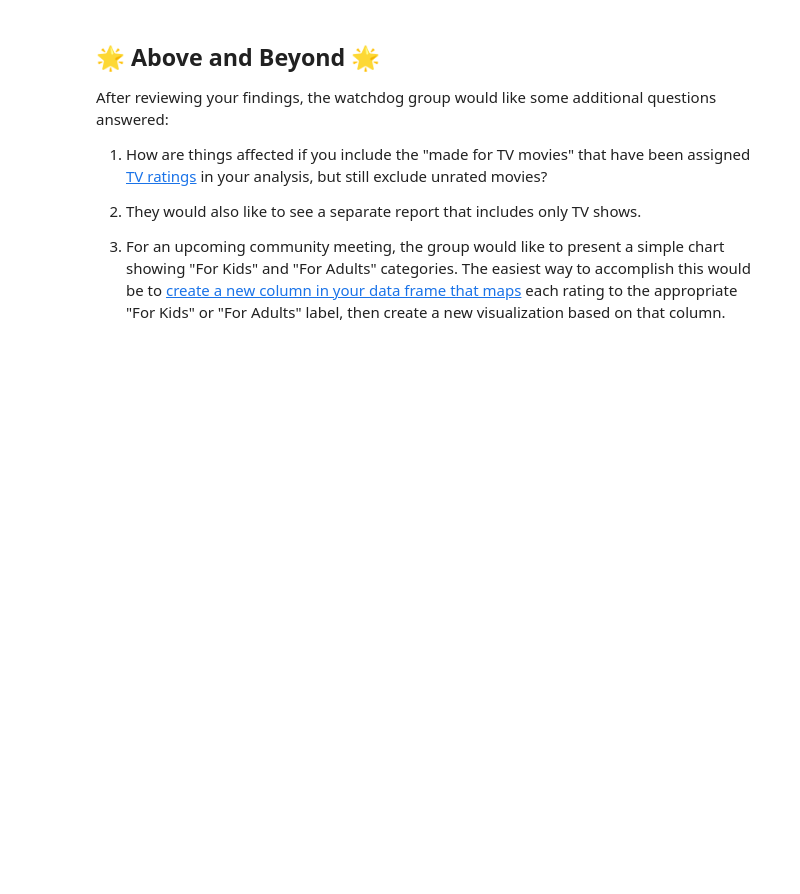
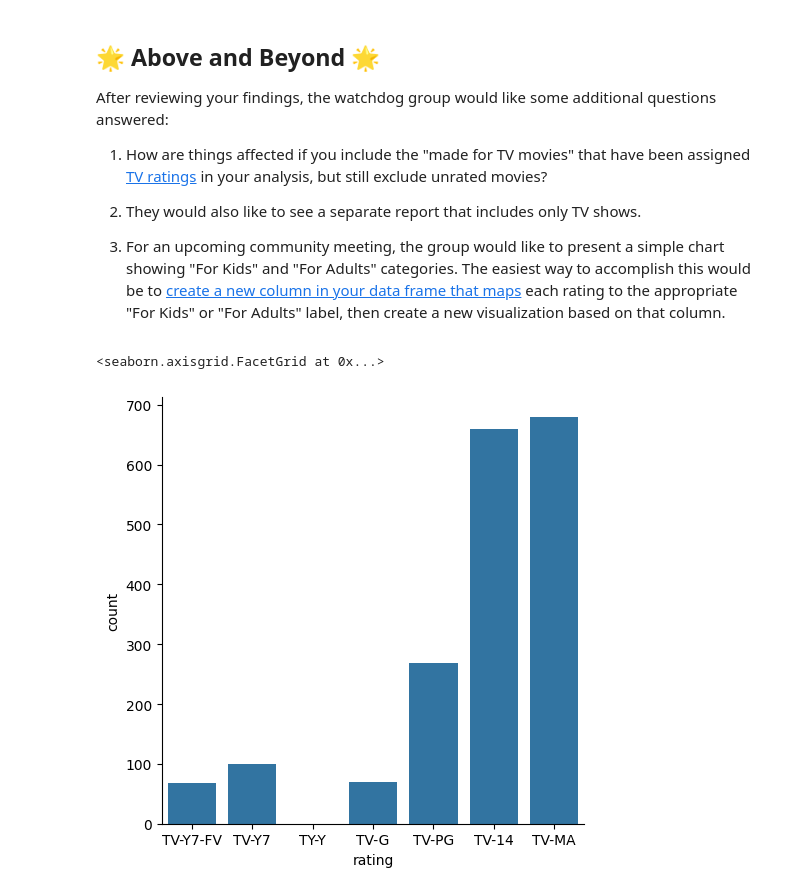
Before and after one commit to BJ-School/BJ-School.github.io, a Jupyter notebook: notebooks/Exploration_01.ipynb, the cells around one changed output. Saved outputs shown, nothing was run; the diff lists cells and outputs as text; code cells hidden in the pictures; blank space fills up the shorter version.

```diff
--- a/notebooks/Exploration_01.ipynb
+++ b/notebooks/Exploration_01.ipynb
@@ -274,3 +274,16 @@ After reviewing your findings, the watchdog group would like some additional que
 
 3. For an upcoming community meeting, the group would like to present a simple
 chart showing "For Kids" and "For Adults" categories. The easiest way to accomplish this would be to [create a new column in your data frame that maps](https://pandas.pydata.org/docs/getting_started/intro_tutorials/10_text_data.html) each rating to the appropriate "For Kids" or "For Adults" label, then create a new visualization based on that column.
+# %%
+onlyTVData = cleanedData.loc[theData['type'] != "Movie"]
+distinctTVRatings = onlyTVData['rating'].unique()
+desiredTVRatings = ['TV-Y7-FV', 'TV-Y7', 'TY-Y', 'TV-G', 'TV-PG', 'TV-14', 'TV-MA']
+onlyTVData = onlyTVData.loc[onlyTVData['rating'].isin(desiredTVRatings)]
+onlyTVData['rating'] = pd.Categorical(onlyTVData['rating'], categories=desiredTVRatings, ordered=True)
+onlyTVData = onlyTVData.sort_values('rating')
+
+import seaborn as sns
+sns.catplot(data=onlyTVData, x='rating', kind='count')
+# %% [output]
+<seaborn.axisgrid.FacetGrid at 0x...>
+[figure, added]
```
